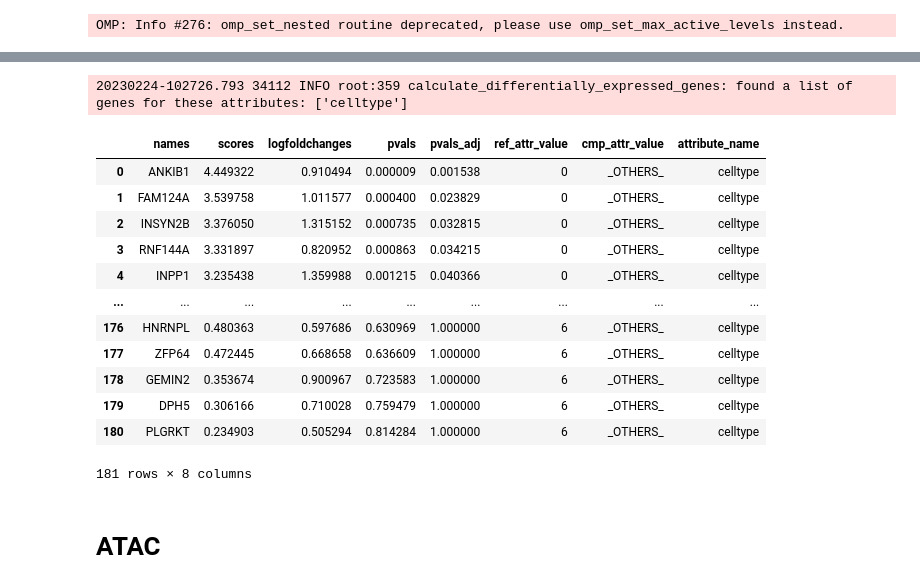
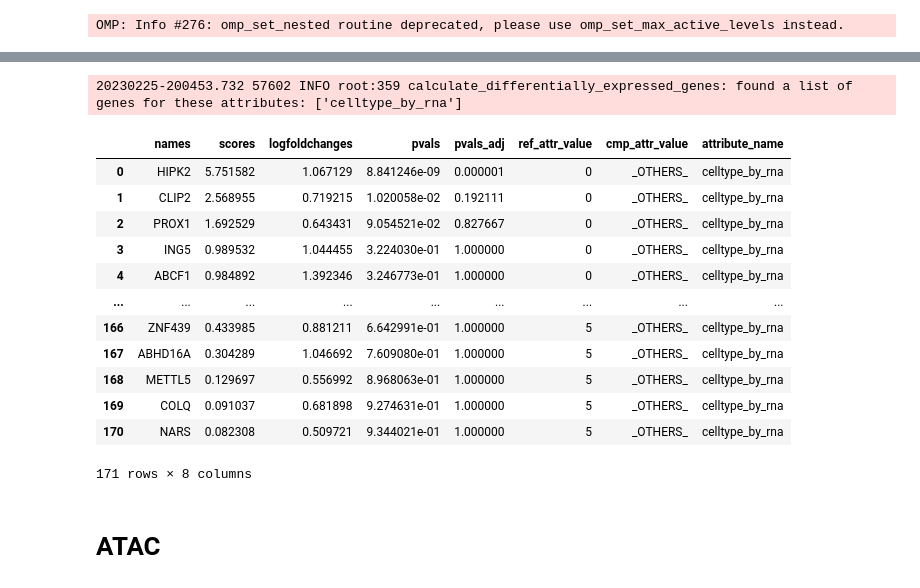
Before and after one commit to Bayer-Group/cellenium, a Jupyter notebook: data_import/public_data/3k_brain_cells_subset.ipynb, the cells around one changed output, grey strips where cells are left out. Cells and saved outputs as stored; diff of their text form; code cells hidden in the pictures.

```diff
--- a/data_import/public_data/3k_brain_cells_subset.ipynb
+++ b/data_import/public_data/3k_brain_cells_subset.ipynb
@@ -89,24 +91,24 @@ sc.pl.umap(rna, color="leiden", legend_loc="on data")
 # %%
-rna.obs['celltype'] = rna.obs['leiden']
+rna.obs['celltype_by_rna'] = rna.obs['leiden']
 # %%
 rna.X = rna.layers['lognorm']
 # %%
-prep.calculate_differentially_expressed_genes(rna, ['celltype'])
+prep.calculate_differentially_expressed_genes(rna, ['celltype_by_rna'])
 # %% [output]
-20230224-102726.793 34112 INFO root:359 calculate_differentially_expressed_genes: found a list of genes for these attributes: ['celltype']
+20230225-200453.732 57602 INFO root:359 calculate_differentially_expressed_genes: found a list of genes for these attributes: ['celltype_by_rna']
 |  | names | scores | logfoldchanges | pvals | pvals_adj | ref_attr_value | cmp_attr_value | attribute_name |
-| 0 | ANKIB1 | 4.449322 | 0.910494 | 0.000009 | 0.001538 | 0 | _OTHERS_ | celltype |
-| 1 | FAM124A | 3.539758 | 1.011577 | 0.000400 | 0.023829 | 0 | _OTHERS_ | celltype |
-| 2 | INSYN2B | 3.376050 | 1.315152 | 0.000735 | 0.032815 | 0 | _OTHERS_ | celltype |
-| 3 | RNF144A | 3.331897 | 0.820952 | 0.000863 | 0.034215 | 0 | _OTHERS_ | celltype |
-| 4 | INPP1 | 3.235438 | 1.359988 | 0.001215 | 0.040366 | 0 | _OTHERS_ | celltype |
+| 0 | HIPK2 | 5.751582 | 1.067129 | 8.841246e-09 | 0.000001 | 0 | _OTHERS_ | celltype_by_rna |
+| 1 | CLIP2 | 2.568955 | 0.719215 | 1.020058e-02 | 0.192111 | 0 | _OTHERS_ | celltype_by_rna |
+| 2 | PROX1 | 1.692529 | 0.643431 | 9.054521e-02 | 0.827667 | 0 | _OTHERS_ | celltype_by_rna |
+| 3 | ING5 | 0.989532 | 1.044455 | 3.224030e-01 | 1.000000 | 0 | _OTHERS_ | celltype_by_rna |
+| 4 | ABCF1 | 0.984892 | 1.392346 | 3.246773e-01 | 1.000000 | 0 | _OTHERS_ | celltype_by_rna |
 | ... | ... | ... | ... | ... | ... | ... | ... | ... |
-| 176 | HNRNPL | 0.480363 | 0.597686 | 0.630969 | 1.000000 | 6 | _OTHERS_ | celltype |
-| 177 | ZFP64 | 0.472445 | 0.668658 | 0.636609 | 1.000000 | 6 | _OTHERS_ | celltype |
-| 178 | GEMIN2 | 0.353674 | 0.900967 | 0.723583 | 1.000000 | 6 | _OTHERS_ | celltype |
-| 179 | DPH5 | 0.306166 | 0.710028 | 0.759479 | 1.000000 | 6 | _OTHERS_ | celltype |
-| 180 | PLGRKT | 0.234903 | 0.505294 | 0.814284 | 1.000000 | 6 | _OTHERS_ | celltype |
+| 166 | ZNF439 | 0.433985 | 0.881211 | 6.642991e-01 | 1.000000 | 5 | _OTHERS_ | celltype_by_rna |
+| 167 | ABHD16A | 0.304289 | 1.046692 | 7.609080e-01 | 1.000000 | 5 | _OTHERS_ | celltype_by_rna |
+| 168 | METTL5 | 0.129697 | 0.556992 | 8.968063e-01 | 1.000000 | 5 | _OTHERS_ | celltype_by_rna |
+| 169 | COLQ | 0.091037 | 0.681898 | 9.274631e-01 | 1.000000 | 5 | _OTHERS_ | celltype_by_rna |
+| 170 | NARS | 0.082308 | 0.509721 | 9.344021e-01 | 1.000000 | 5 | _OTHERS_ | celltype_by_rna |
-181 rows × 8 columns
+171 rows × 8 columns
 # %%
 prep.remove_raw_and_layers(rna)
 # %% [markdown]
```
Also changed, not shown: parts of 23 cells of this notebook, 7 other files.
